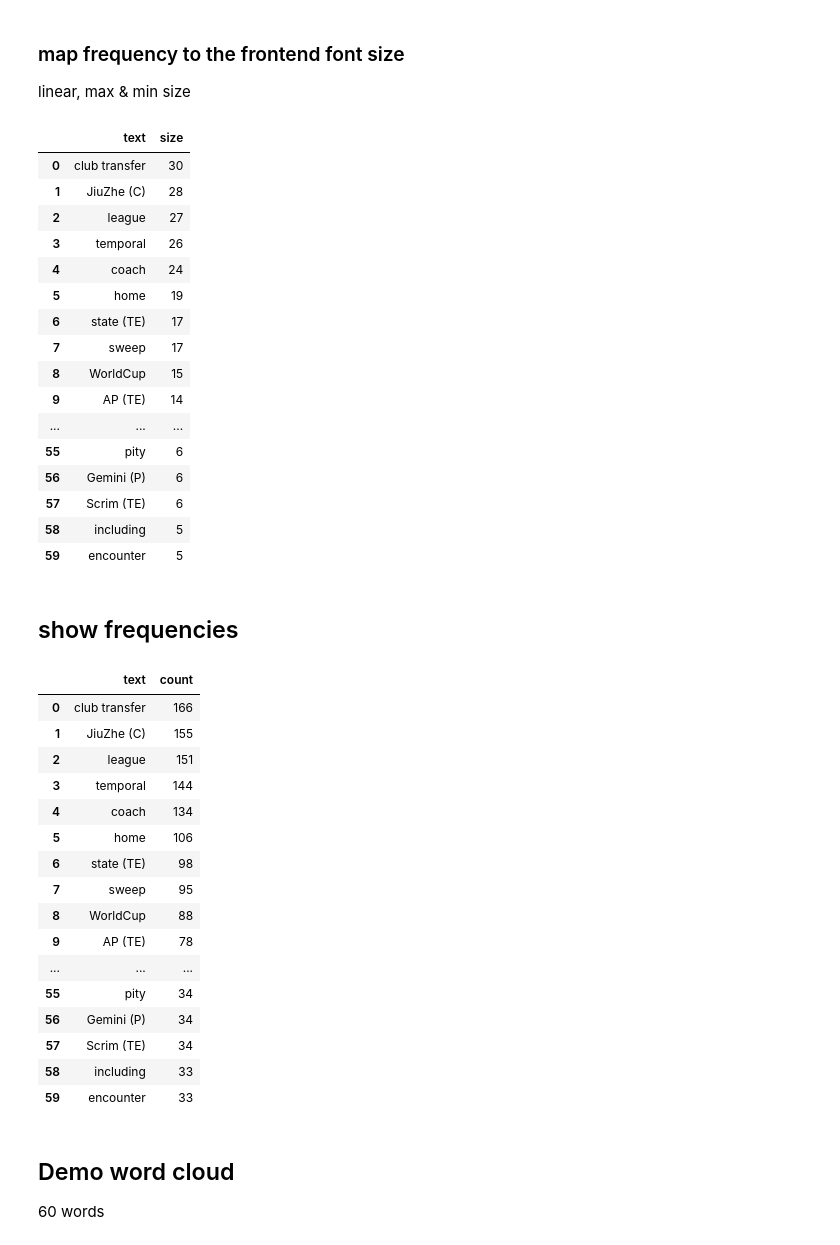
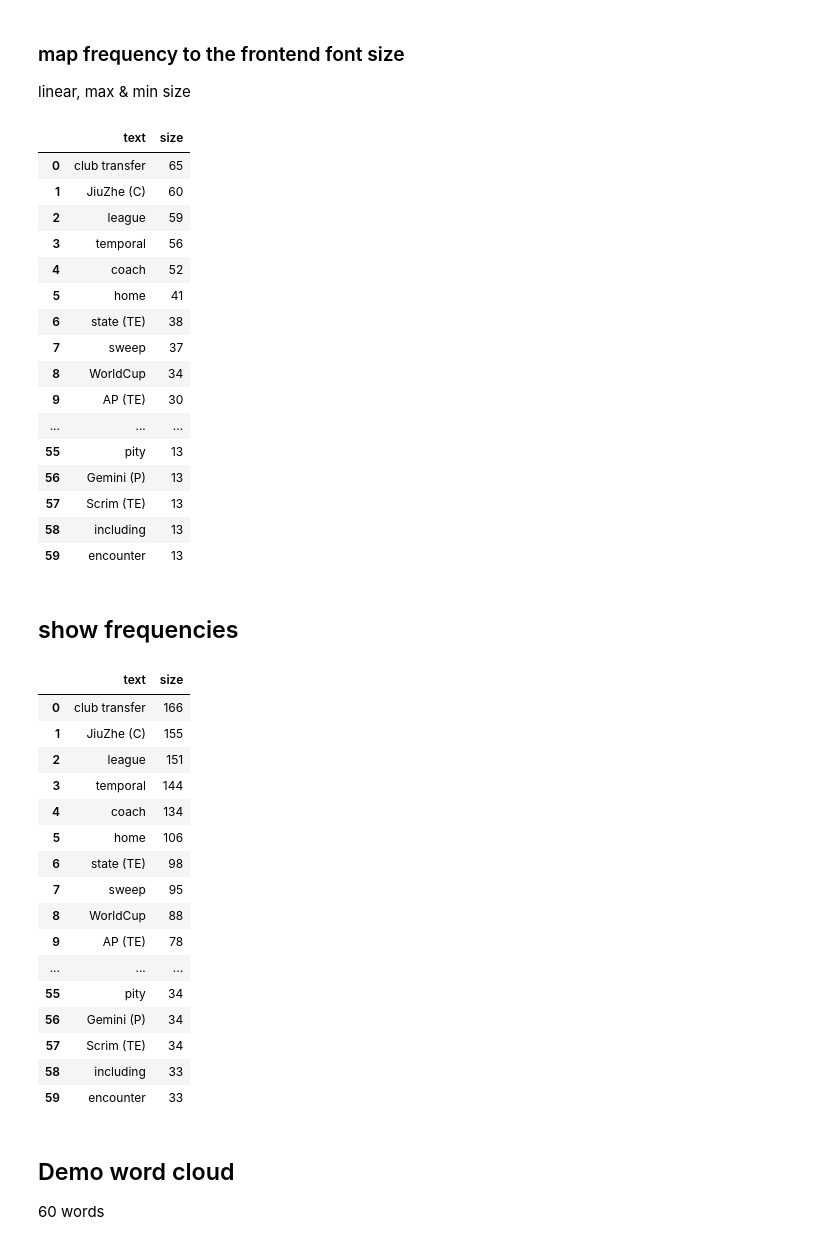
Before and after one commit to BanPickVis/System, a Jupyter notebook: wordcloud_temp_place/wordcloud_script.ipynb, the cells around one changed output. Drawn from its saved outputs; the diff is of its cells as text; code cells hidden in the pictures.

```diff
--- a/wordcloud_temp_place/wordcloud_script.ipynb
+++ b/wordcloud_temp_place/wordcloud_script.ipynb
@@ -121,43 +121,44 @@ for wd in output_df['text']:
         output_df['text'] = output_df['text'].replace([wd], defined_words_dict[defined_words_dict['chinese'].isin([wd])]['english'])
 # save to the output csv
 output_df.to_csv('words_frequency.csv')
+output_df = output_df.rename(columns={"text": "text", "count": "size"})
 output_df.to_json(orient="records",path_or_buf = 'words_frequency.json')
 # %% [markdown]
 ### map frequency to the frontend font size
 linear, max & min size
 # %%
-output_df_size = output_df.rename(columns={"text": "text", "count": "size"})
-max_count = int(output_df['count'].iat[0])
-max_font = 20
-min_font = 5
+output_df_size = output_df.rename(columns={"text": "text", "size": "size"})
+max_count = int(output_df['size'].iat[0])
+max_font = 68
+min_font = 15
 # if (x_count/max_count)*max_font (relavtive font size) > min font size, return relative size, else return minimum size
 output_df_size["size"] = output_df_size["size"].apply(lambda x: int(x*max_font/max_count) if int(x*max_font/max_count)>=min_font else min_font)
 output_df_size.to_json(orient="records",path_or_buf = 'words_size.json')
 output_df_size
 # %% [output]
 |  | text | size |
-| 0 | club transfer | 30 |
-| 1 | JiuZhe (C) | 28 |
-| 2 | league | 27 |
-| 3 | temporal | 26 |
-| 4 | coach | 24 |
-| 5 | home | 19 |
-| 6 | state (TE) | 17 |
-| 7 | sweep | 17 |
-| 8 | WorldCup | 15 |
-| 9 | AP (TE) | 14 |
+| 0 | club transfer | 65 |
+| 1 | JiuZhe (C) | 60 |
+| 2 | league | 59 |
+| 3 | temporal | 56 |
+| 4 | coach | 52 |
+| 5 | home | 41 |
+| 6 | state (TE) | 38 |
+| 7 | sweep | 37 |
+| 8 | WorldCup | 34 |
+| 9 | AP (TE) | 30 |
 | ... | ... | ... |
-| 55 | pity | 6 |
-| 56 | Gemini (P) | 6 |
-| 57 | Scrim (TE) | 6 |
-| 58 | including | 5 |
-| 59 | encounter | 5 |
+| 55 | pity | 13 |
+| 56 | Gemini (P) | 13 |
+| 57 | Scrim (TE) | 13 |
+| 58 | including | 13 |
+| 59 | encounter | 13 |
 # %% [markdown]
 ## show frequencies
 # %%
 output_df
 # %% [output]
-|  | text | count |
+|  | text | size |
 | 0 | club transfer | 166 |
 | 1 | JiuZhe (C) | 155 |
 | 2 | league | 151 |
```
Also changed, not shown: parts of 1 cell of this notebook, 4 other files.
